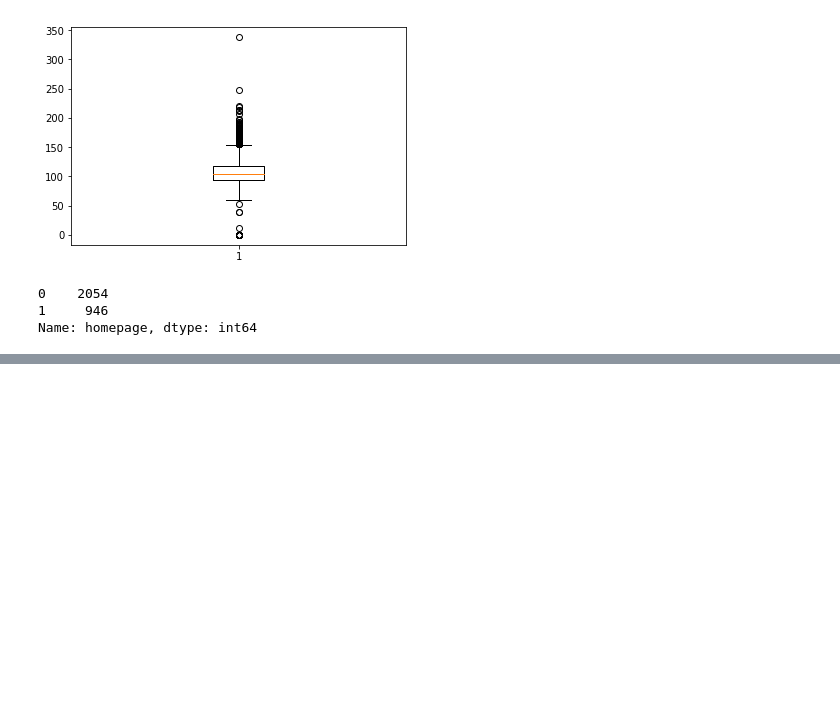
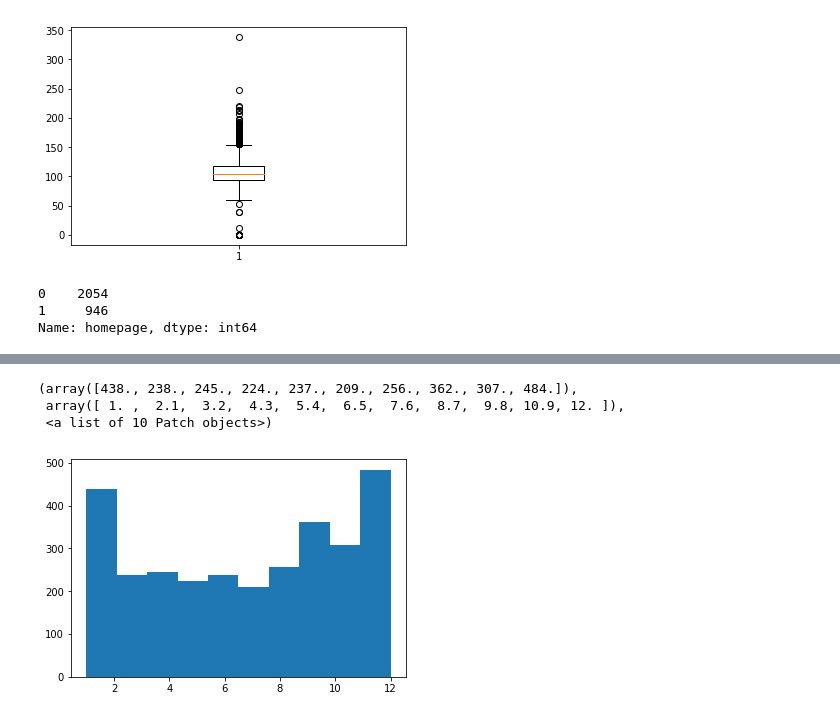
Before and after one commit to kiraplenkin/TMDB_Box_Office_Prediction, a Jupyter notebook: Preprocessing.ipynb, the cells around one changed output, grey strips where cells are left out. Saved outputs shown, nothing was run; the diff lists cells and outputs as text; code cells hidden in the pictures; blank space fills up the shorter version.

```diff
--- a/Preprocessing.ipynb
+++ b/Preprocessing.ipynb
@@ -214,0 +224,7 @@ train_df.head().T
+# %%
+plt.hist(train_df['release_month'])
+# %% [output]
+(array([438., 238., 245., 224., 237., 209., 256., 362., 307., 484.]),
+ array([ 1. ,  2.1,  3.2,  4.3,  5.4,  6.5,  7.6,  8.7,  9.8, 10.9, 12. ]),
+ <a list of 10 Patch objects>)
+[figure, added]
```
Also changed, not shown: parts of 5 cells of this notebook.
